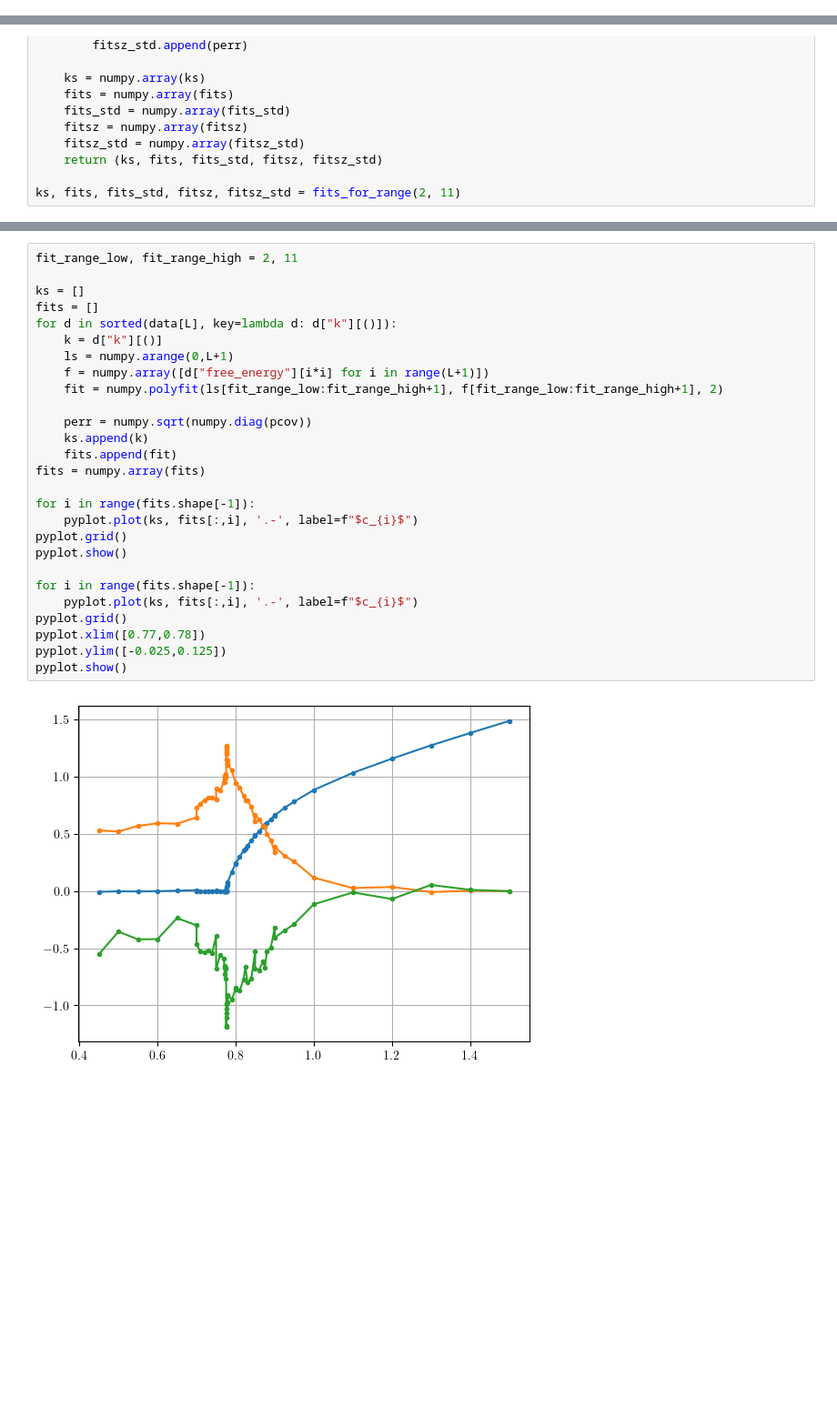
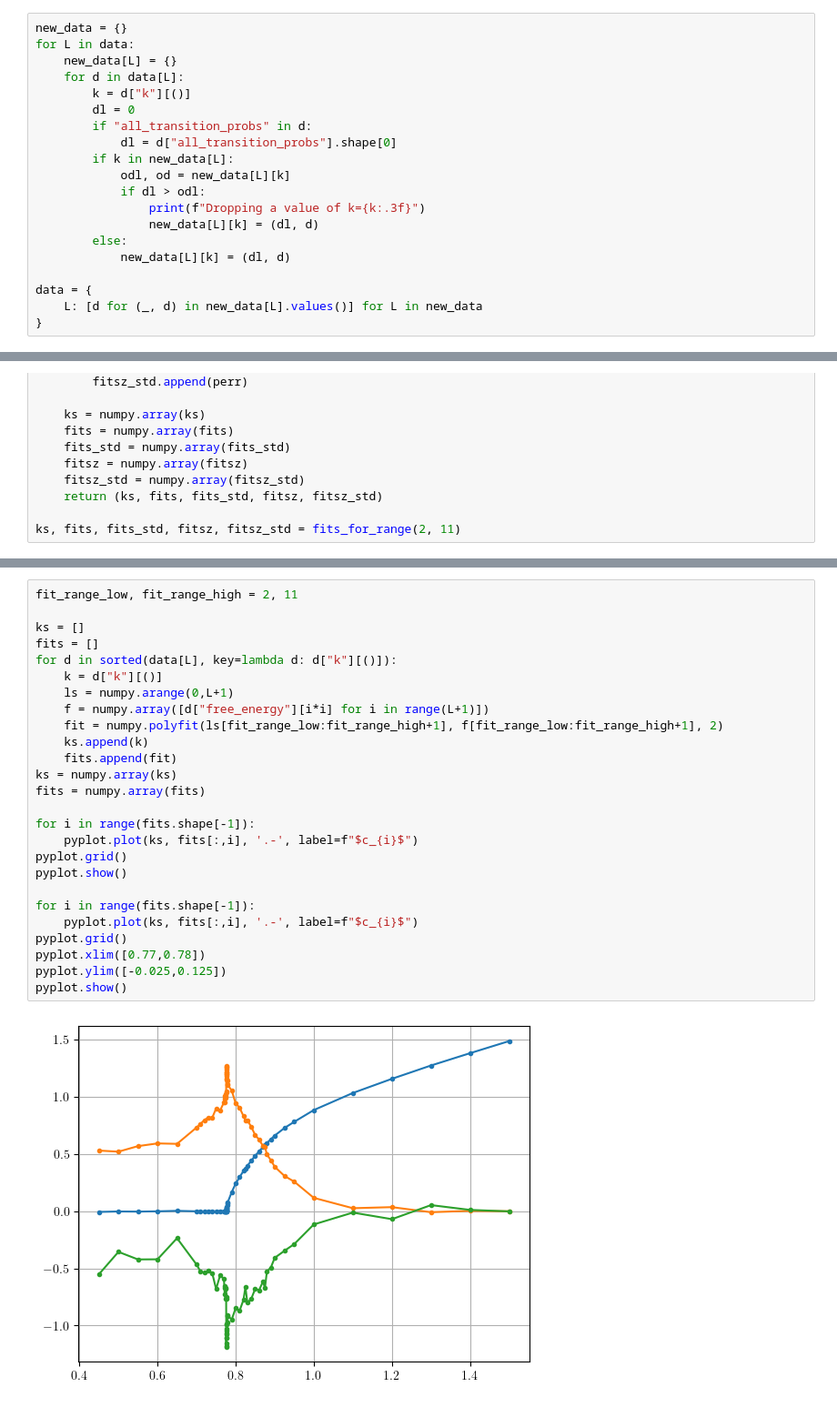
Before and after one commit to Renmusxd/GaugeTheoryRunner, a Jupyter notebook: jupyter/PlotMarkovLoopProbs.ipynb, the cells around one changed output, grey strips where cells are left out. Shown at 91% size. Saved outputs shown, nothing was run; the diff lists cells and outputs as text; blank space fills up the shorter version.

Commit message:
Add markov data

```diff
--- a/jupyter/PlotMarkovLoopProbs.ipynb
+++ b/jupyter/PlotMarkovLoopProbs.ipynb
@@ -23,4 +25,24 @@ for file in sorted(os.listdir(basedir)):
         data[L].append({key: arr[key] for key in arr._files})
+# %%
+new_data = {}
+for L in data:
+    new_data[L] = {}
+    for d in data[L]:
+        k = d["k"][()]
+        dl = 0
+        if "all_transition_probs" in d:
+            dl = d["all_transition_probs"].shape[0]
+        if k in new_data[L]:
+            odl, od = new_data[L][k]
+            if dl > odl:
+                print(f"Dropping a value of k={k:.3f}")
+                new_data[L][k] = (dl, d)
+        else:
+            new_data[L][k] = (dl, d)
+
+data = {
+    L: [d for (_, d) in new_data[L].values()] for L in new_data
+}
 # %% [markdown]
 # Focus
 # %%
@@ -485,29 +507,28 @@ pyplot.show()
 # %%
 fit_range_low, fit_range_high = 2, 11
 
 ks = []
 fits = []
 for d in sorted(data[L], key=lambda d: d["k"][()]):
     k = d["k"][()]
     ls = numpy.arange(0,L+1)
     f = numpy.array([d["free_energy"][i*i] for i in range(L+1)])
     fit = numpy.polyfit(ls[fit_range_low:fit_range_high+1], f[fit_range_low:fit_range_high+1], 2)
-
-    perr = numpy.sqrt(numpy.diag(pcov))
     ks.append(k)
     fits.append(fit)
+ks = numpy.array(ks)
 fits = numpy.array(fits)
 
 for i in range(fits.shape[-1]):
     pyplot.plot(ks, fits[:,i], '.-', label=f"$c_{i}$")
 pyplot.grid()
 pyplot.show()
 
 for i in range(fits.shape[-1]):
     pyplot.plot(ks, fits[:,i], '.-', label=f"$c_{i}$")
 pyplot.grid()
 pyplot.xlim([0.77,0.78])
 pyplot.ylim([-0.025,0.125])
 pyplot.show()
 # %% [output]
-[figure, old version]
+[figure, new version]
```
Also changed, not shown: parts of 14 cells of this notebook, 22 other files.
